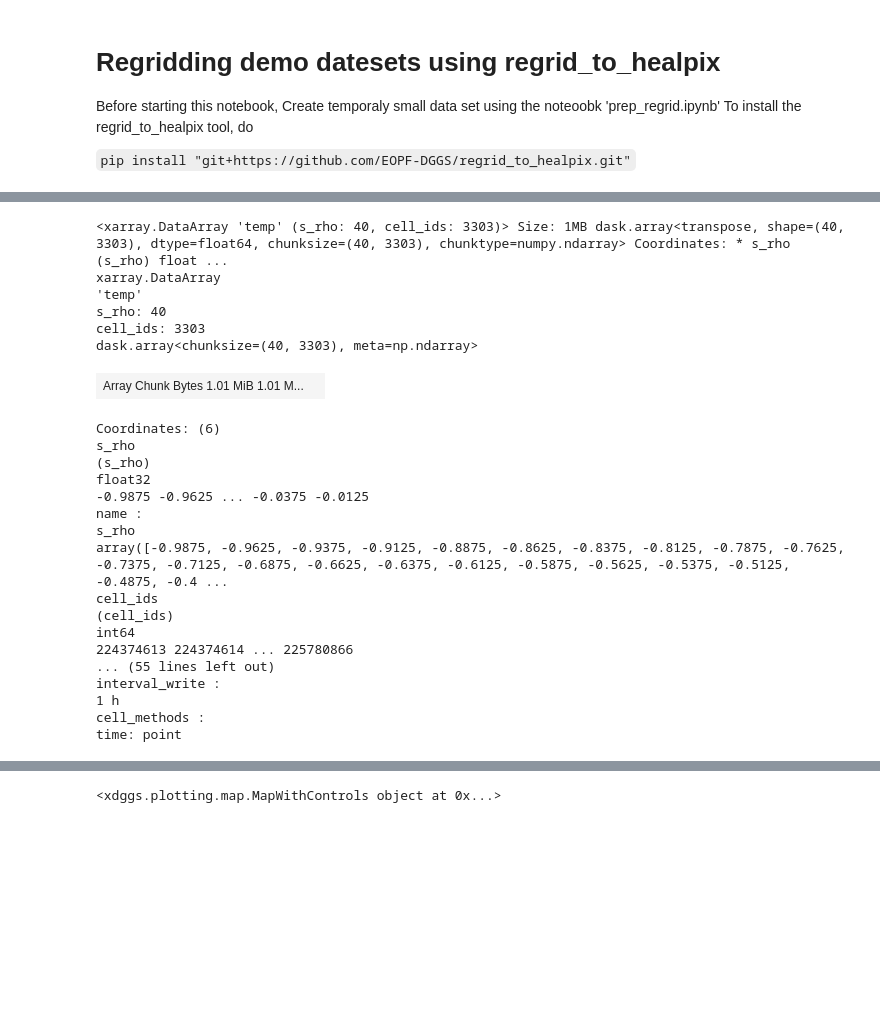
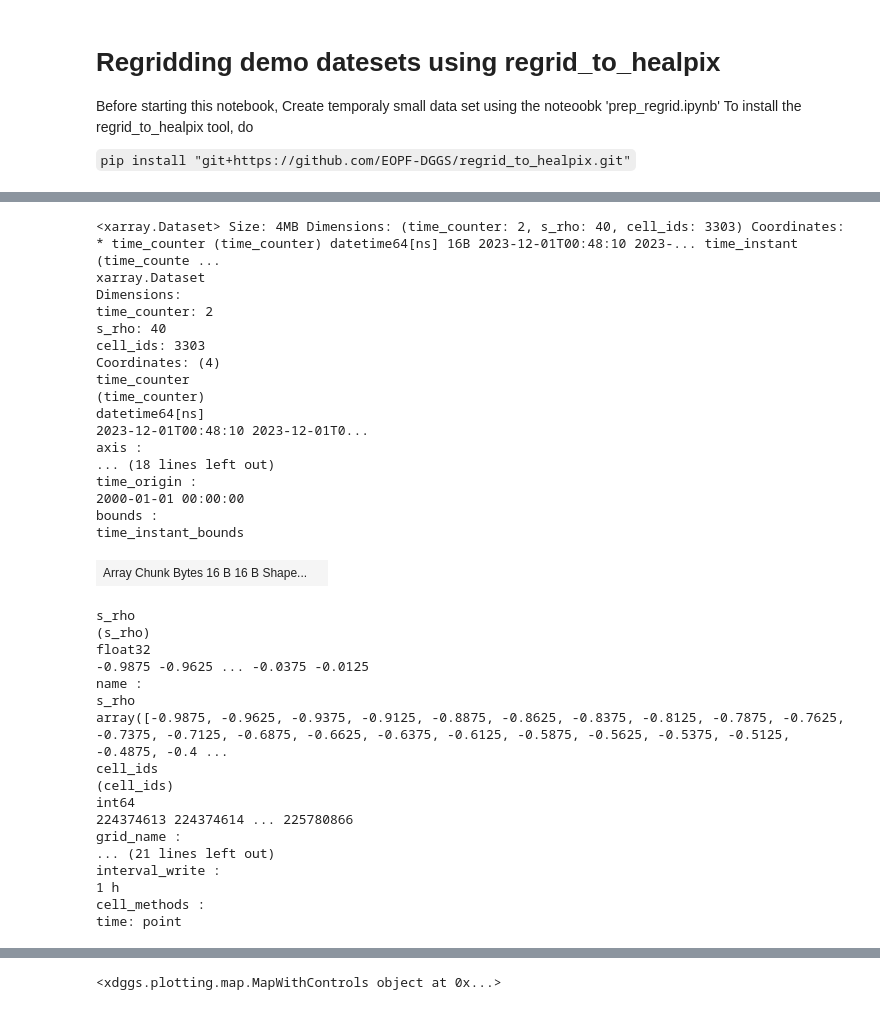
Before and after one commit to FAIR2Adapt/softwares_RIOMAR, a Jupyter notebook: notebook/regrid_apply_ufunc.ipynb, the cells around one changed output, grey strips where cells are left out. Cells and saved outputs as stored; diff of their text form; code cells hidden in the pictures; blank space fills up the shorter version.

```diff
--- a/notebook/regrid_apply_ufunc.ipynb
+++ b/notebook/regrid_apply_ufunc.ipynb
@@ -11,7 +130,8 @@ import numpy as np
 # %%
-
-small_ds=xr.open_zarr('/Users/todaka/data/RIOMAR/very_small.zarr')
-ds = small_ds[["temp", "nav_lon_rho", "nav_lat_rho"]].isel(s_rho=0).stack(point=("y_rho","x_rho")).dropna(dim="point")
-ds = small_ds[["temp", "nav_lon_rho", "nav_lat_rho"]].stack(point=("y_rho","x_rho")).dropna(dim="point")
+small_ds=xr.open_zarr('/Users/todaka/data/RIOMAR/small_withtime.zarr')
+#small_ds=xr.open_zarr('/Users/todaka/data/RIOMAR/very_small.zarr') #only temp
+#ds = small_ds[["temp", "nav_lon_rho", "nav_lat_rho"]].isel(s_rho=0).stack(point=("y_rho","x_rho")).dropna(dim="point") #only drop the z coordinate
+#ds = small_ds[["temp","nav_lon_rho", "nav_lat_rho"]].stack(point=("y_rho","x_rho")).dropna(dim="point") #only temp
+ds = small_ds.stack(point=("y_rho","x_rho")).dropna(dim="point")
 ds
 # %% [output]
@@ -121,58 +254,64 @@ xr.apply_ufunc(
 # %%
-import numpy as np
-import xarray as xr
-import xdggs
+
 from regrid_to_healpix.regrid_to_healpix_bilinear import Set
 
-# 1) arrays
+# Build operator once
 lon = ds["nav_lon_rho"].values.astype(np.float64)
 lat = ds["nav_lat_rho"].values.astype(np.float64)
 
-# 2) build operator ONCE
-level = 13
-device = "cpu"
-nr = Set(lon_deg=lon, lat_deg=lat, level=level, device=device, threshold=0.5, ellipsoid="WGS84")
-
-# 3) cell_ids ONCE
+nr = Set(lon_deg=lon, lat_deg=lat, level=13, device="cpu", threshold=0.5, ellipsoid="WGS84")
 cell_ids = np.asarray(nr.get_cell_ids(), dtype=np.int64)
 ncell = int(cell_ids.size)
 
-# 4) function that maps (point,) -> (cell_ids,)
 def to_healpix_point(data_1d):
     out = nr.transform(np.asarray(data_1d, dtype=np.float64), lam=0.1)
     return np.asarray(out, dtype=np.float64)
 
-# 5) apply_ufunc (NOTE: output_sizes uses ncell, not cell_ids)
-temp_hp = xr.apply_ufunc(
+# Apply to the whole Dataset: only to chosen data_vars
+vars_to_regrid = ["temp"]  # add "salt", "zeta", ...
+ds_in = ds#[vars_to_regrid]
+
+ds_hp = xr.apply_ufunc(
     to_healpix_point,
-    ds["temp"],                      # dims: (point,)
+    ds_in,
     input_core_dims=[["point"]],
     output_core_dims=[["cell_ids"]],
     vectorize=True,
     dask="parallelized",
     output_dtypes=[np.float64],
     dask_gufunc_kwargs={"output_sizes": {"cell_ids": ncell}},
-).assign_coords(cell_ids=("cell_ids", cell_ids))
+    keep_attrs=True,  # keep dataset + variable attrs where possible
+)
 
-temp_hp["cell_ids"].attrs.update(
-        {
-            "grid_name": "healpix",
-            "level": int(level),
-            "indexing_scheme": "nested",
-            "ellipsoid":"WGS84"
-        }
-    )
-temp_hp=temp_hp.pipe(xdggs.decode).dggs.assign_latlon_coords()
-temp_hp
+# Re-attach coordinate + its metadata
+ds_hp = ds_hp.assign_coords(cell_ids=("cell_ids", cell_ids))
+ds_hp["cell_ids"].attrs.update({
+    "grid_name": "healpix",
+    "level": 13,
+    "indexing_scheme": "nested",
+    "ellipsoid": "WGS84",
+})
+
+ds_hp
 # %% [output]
-<xarray.DataArray 'temp' (s_rho: 40, cell_ids: 3303)> Size: 1MB dask.array<transpose, shape=(40, 3303), dtype=float64, chunksize=(40, 3303), chunktype=numpy.ndarray> Coordinates: * s_rho (s_rho) float ...
-xarray.DataArray
-'temp'
+<xarray.Dataset> Size: 4MB Dimensions: (time_counter: 2, s_rho: 40, cell_ids: 3303) Coordinates: * time_counter (time_counter) datetime64[ns] 16B 2023-12-01T00:48:10 2023-... time_instant (time_counte ...
+xarray.Dataset
+Dimensions:
+time_counter: 2
 s_rho: 40
 cell_ids: 3303
-dask.array<chunksize=(40, 3303), meta=np.ndarray>
+Coordinates: (4)
+time_counter
+(time_counter)
+datetime64[ns]
+2023-12-01T00:48:10 2023-12-01T0...
+axis :
+... (18 lines left out)
+time_origin :
+2000-01-01 00:00:00
+bounds :
+time_instant_bounds
-| Array Chunk Bytes 1.01 MiB 1.01 M... |  |
+| Array Chunk Bytes 16 B 16 B Shape... |  |
-Coordinates: (6)
 s_rho
 (s_rho)
 float32
@@ -184,7 +323,8 @@ cell_ids
 (cell_ids)
 int64
 224374613 224374614 ... 225780866
-... (55 lines left out)
+grid_name :
+... (21 lines left out)
 interval_write :
 1 h
 cell_methods :
```
Also changed, not shown: parts of 10 cells of this notebook, 1 other file.
